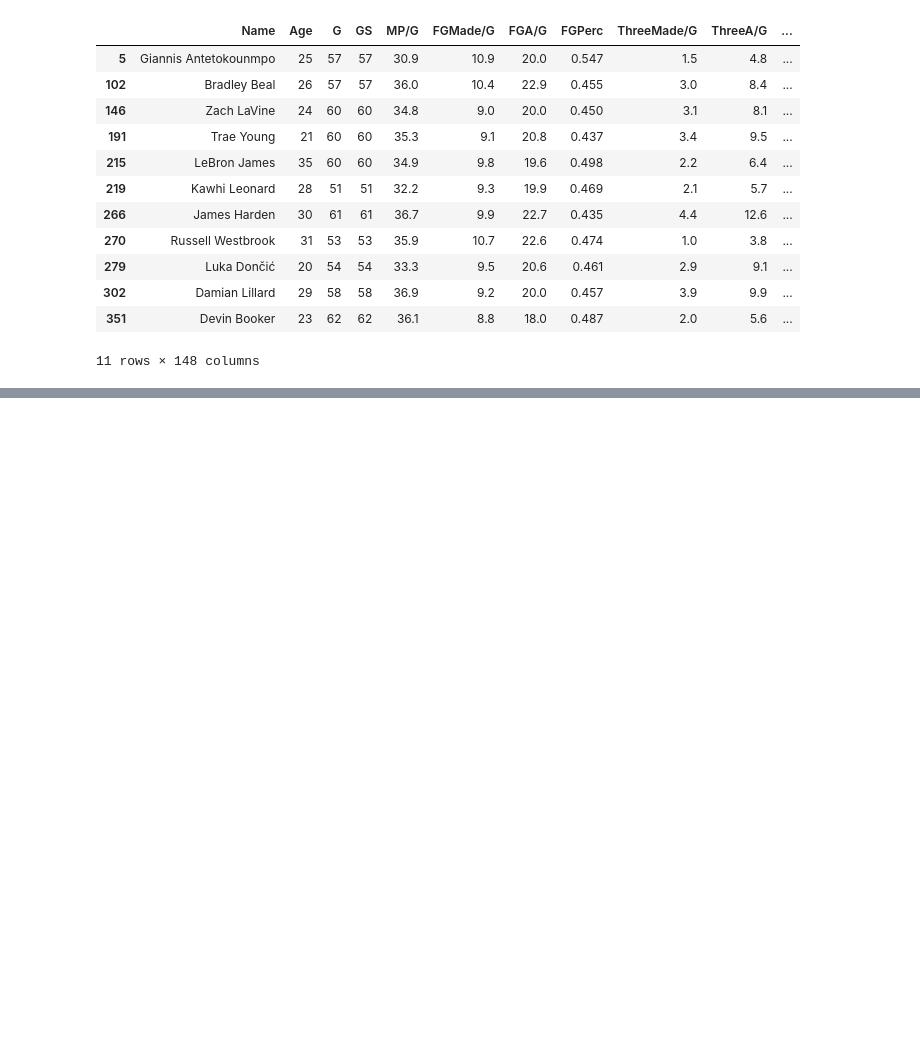
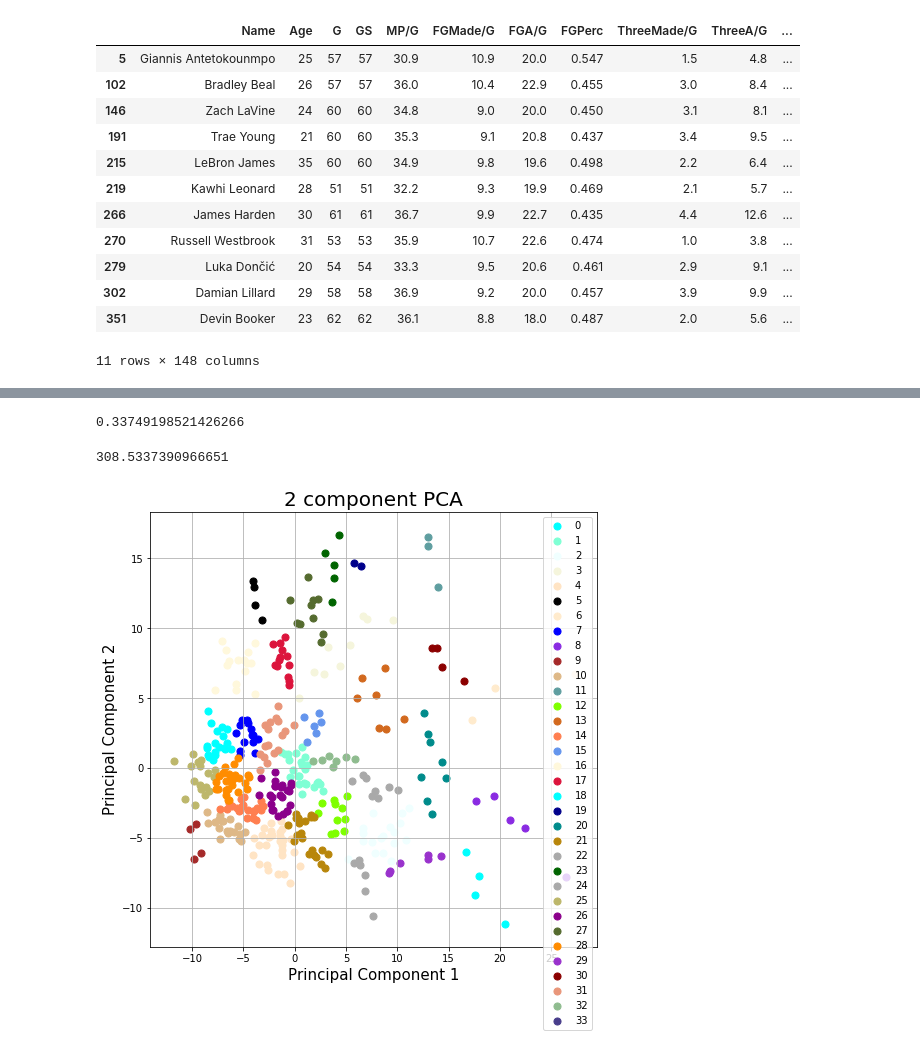
Before and after one commit to ajain1017/ideal-nba-roster-draft, a Jupyter notebook: data.ipynb, the cells around one changed output, grey strips where cells are left out. Saved outputs shown, nothing was run; the diff lists cells and outputs as text; code cells hidden in the pictures; blank space fills up the shorter version.

```diff
--- a/data.ipynb
+++ b/data.ipynb
@@ -377,0 +374,8 @@ finalDf[finalDf.target == 1]
+# %%
+clusters = []
+for i in range(20,45):
+    gaussian_pca = GaussianMixture(n_components = i, random_state = 42)
+    gaussian_pca.fit(data_pca)
+    y_hat = gaussian_pca.predict(data_pca)
+    labels = pd.Series(y_hat)
+    clusters.append(metrics.silhouette_score(data_pca, labels, metric = 'euclidean'))
@@ -377,0 +402,37 @@ finalDf[finalDf.target == 1]
+# %%
+gaussian_pca = GaussianMixture(n_components=33, random_state = 42)
+clusters = gaussian_pca.fit(data_pca)
+# %%
+y_hat = clusters.predict(data_pca)
+from sklearn import metrics
+labels = pd.Series(y_hat)
+display(metrics.silhouette_score(data_pca, labels, metric = 'euclidean'))
+metrics.calinski_harabasz_score(data_pca, labels)
+# %% [output]
+0.33749198521426266
+308.5337390966651
+# %%
+principalDf = pd.DataFrame(data_pca, columns = ['PC1', 'PC2'])
+finalDf = pd.concat([principalDf, pd.Series(y_hat)], axis = 1)
+finalDf.rename(columns = {0: 'target'}, inplace = True)
+# %%
+import matplotlib.colors as mcolors
+colors = dict(mcolors.BASE_COLORS, **mcolors.CSS4_COLORS)
+
+fig = plt.figure(figsize = (8,8))
+ax = fig.add_subplot(1,1,1)
+ax.set_xlabel('Principal Component 1', fontsize = 15)
+ax.set_ylabel('Principal Component 2', fontsize = 15)
+ax.set_title('2 component PCA', fontsize = 20)
+targets = list(range(0,34))
+colors = list(colors.keys())[10:44]
+for target, color in zip(targets,colors):
+    indicesToKeep = finalDf['target'] == target
+    ax.scatter(finalDf.loc[indicesToKeep, 'PC1']
+               , finalDf.loc[indicesToKeep, 'PC2']
+               , c = color
+               , s = 50)
+ax.legend(targets)
+ax.grid()
+# %% [output]
+[figure, added]
```
Also changed, not shown: parts of 6 cells of this notebook.
